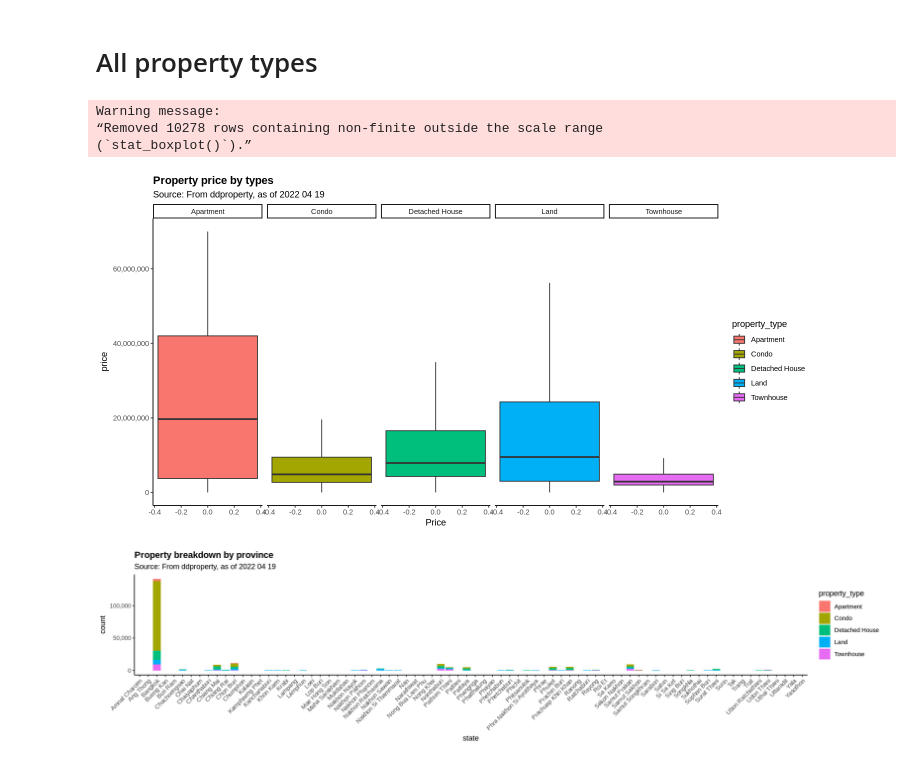
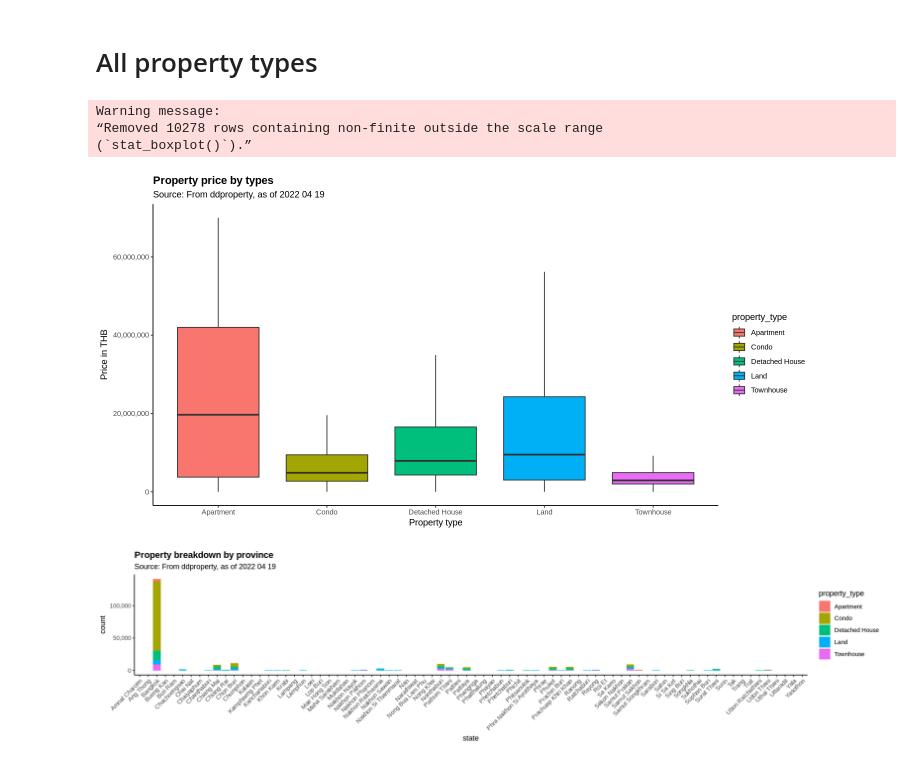
Before and after one commit to kawin-pixel/real_estate_th, a Jupyter notebook: Real_estate_TH_200k.ipynb, the cells around one changed output. Cells and saved outputs as stored; diff of their text form; code cells hidden in the pictures.

```diff
--- a/Real_estate_TH_200k.ipynb
+++ b/Real_estate_TH_200k.ipynb
@@ -48,15 +33,24 @@ summary(data)
 # %%
 ## calculate price to sqm for condo
 
-data <- data %>% mutate(price_sqm_condo =
-                          ifelse(data$property_type == "Condo", data$price / data$living_space,NA))
+data <- data %>% mutate (price_sqm_condo = ifelse(data$property_type == "Condo", data$price / data$living_space, NA))
+
+data$proprety_age_class <- case_when(
+        data$built_year > 0 & data$built_year < 2014   ~ "10 year or more",
+        data$built_year > 2014 ~ "Less than 10 yr",
+        TRUE ~ NA_character_
+        )
+
 
 data$count <- 1
 
 summary(data)
-head(data)
+tibble(data)
 unique(data$property_type)
 unique(data$state)
+unique(data$proprety_age_class)
+
+fivenum(data$price_sqm_condo)
 # %% [output]
  sub_property_type   agent_name         living_space     land_space_raw
  Length:220557      Length:220557      Min.   :      1   Length:220557
@@ -206,24 +256,24 @@ Warning message:
 # %%
 options(repr.plot.width = 12, repr.plot.height = 6, dpi = 600)
 
-ggplot(data, mapping = aes(y = price, fill = property_type)) +
+ggplot(data, mapping = aes(y = price, x = property_type, fill = property_type)) +
   geom_boxplot(outlier.shape = NA) +
   scale_y_continuous(limits = c(0,70000000), ##price quantile 0.95 = 67m THB
                      labels = scales::comma) +
-  facet_grid(~ property_type) +
 
 ##theme and label
   theme_classic() +
   theme(plot.title = element_text(face = "bold"),
         element_text(family = "Noto sans")) +
-  labs( x = "Price",
+  labs( x = "Property type",
+        y = "Price in THB",
         title = "Property price by types",
         subtitle = "Source: From ddproperty, as of 2022 04 19 ")
 # %% [output]
 Warning message:
 “Removed 10278 rows containing non-finite outside the scale range
 (`stat_boxplot()`).”
-[figure, old version]
+[figure, new version]
 # %%
 options(repr.plot.width = 16, repr.plot.height = 4, dpi = 600)
 
```
Also changed, not shown: parts of 26 cells of this notebook.
